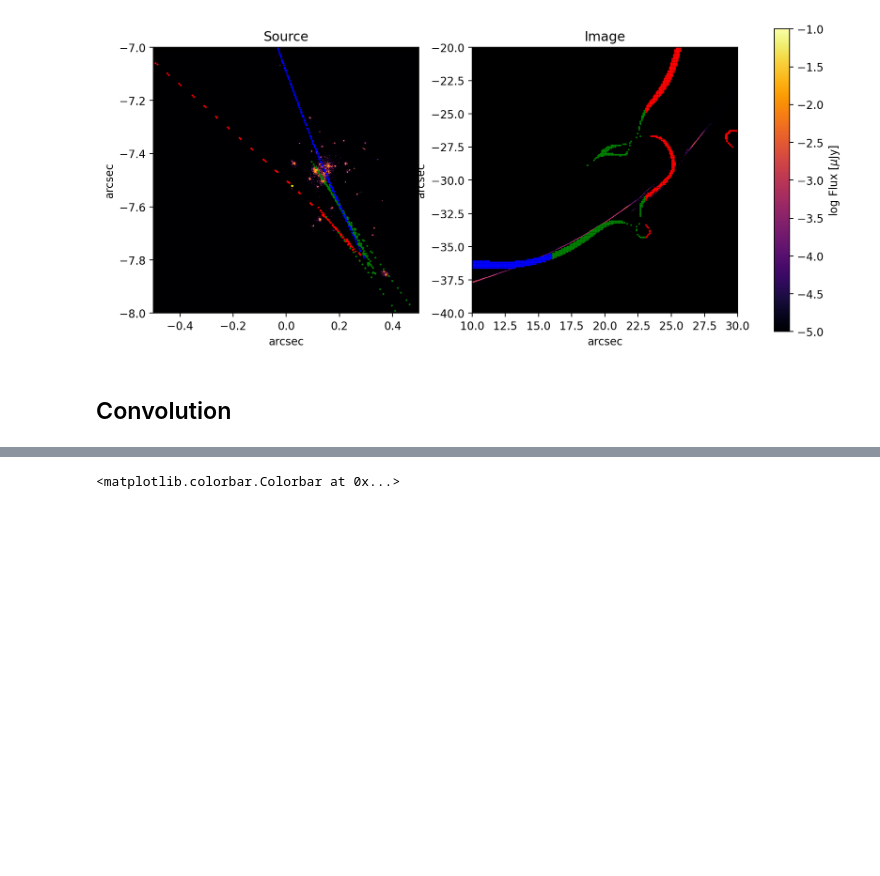
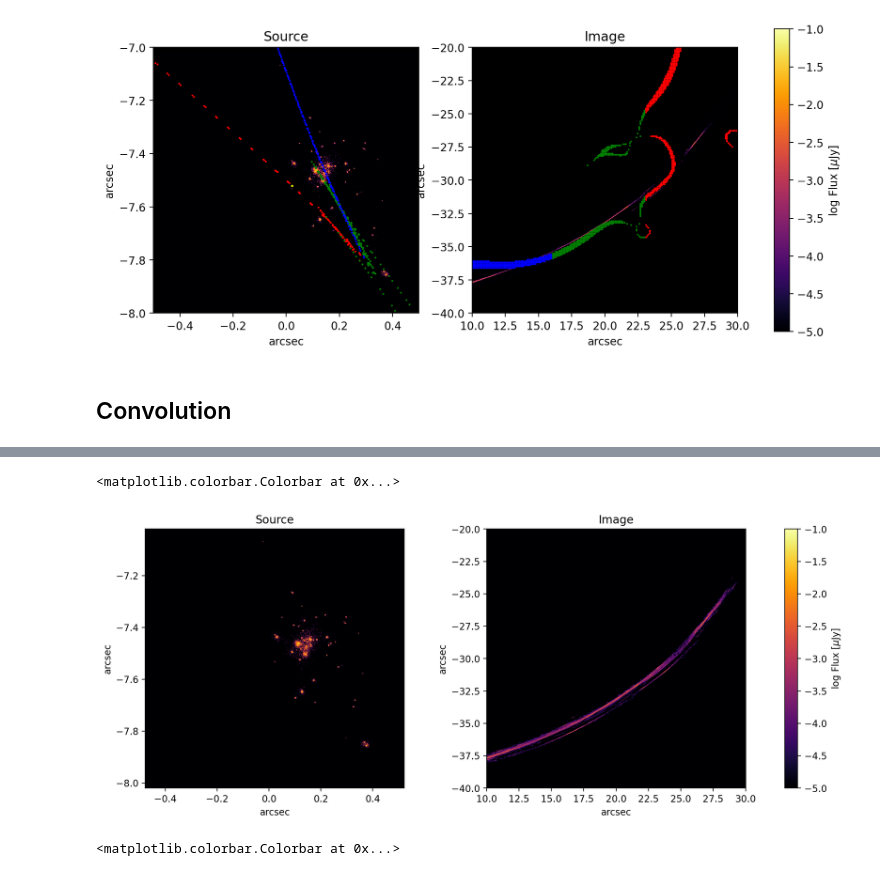
Before and after one commit to syp2001/gravitational-lensing, a Jupyter notebook: Lensing.ipynb, the cells around one changed output, grey strips where cells are left out. Saved outputs shown, nothing was run; the diff lists cells and outputs as text; code cells hidden in the pictures; blank space fills up the shorter version.

```diff
--- a/Lensing.ipynb
+++ b/Lensing.ipynb
@@ -368,3 +359,26 @@ fig.colorbar(im2, ax=ax, label="log Flux [$\mu$Jy]")
+# %%
+galaxy_center = (0,0.15) # relative to center of source plane
+galaxy_angle = 5
+
+# rotate and shift image
+transform = transform_image(galaxy_image, galaxy_angle, galaxy_center, galaxy_image.pixel_scale)
+
+# lens image
+lensed_image = ndimage.map_coordinates(transform, traced_grid, order=1, cval=float('nan'))
+lensed_image = np.reshape(lensed_image, (-1, int(reco_image_fov / detector_arcsec_per_pxl)))
+
+# downsample
+lensed_image = block_reduce(np.nan_to_num(lensed_image),block_size=6,func=np.mean)
+
+# plot source image
+fig, ax = plt.subplots(1, 2, figsize=(15, 5), dpi=200)
+
+im1 = plot_image(transform,source_center,source_fov,ax[0],"Source")
+im2 = plot_image(lensed_image,image_center,reco_image_fov,ax[1],"Image")
+fig.colorbar(im2, ax=ax, label="log Flux [$\mu$Jy]")
+# %% [output]
+<matplotlib.colorbar.Colorbar at 0x...>
+[figure, added]
 # %%
 from astropy.convolution import convolve, convolve_fft, AiryDisk2DKernel
 
```
Also changed, not shown: parts of 5 cells of this notebook.
